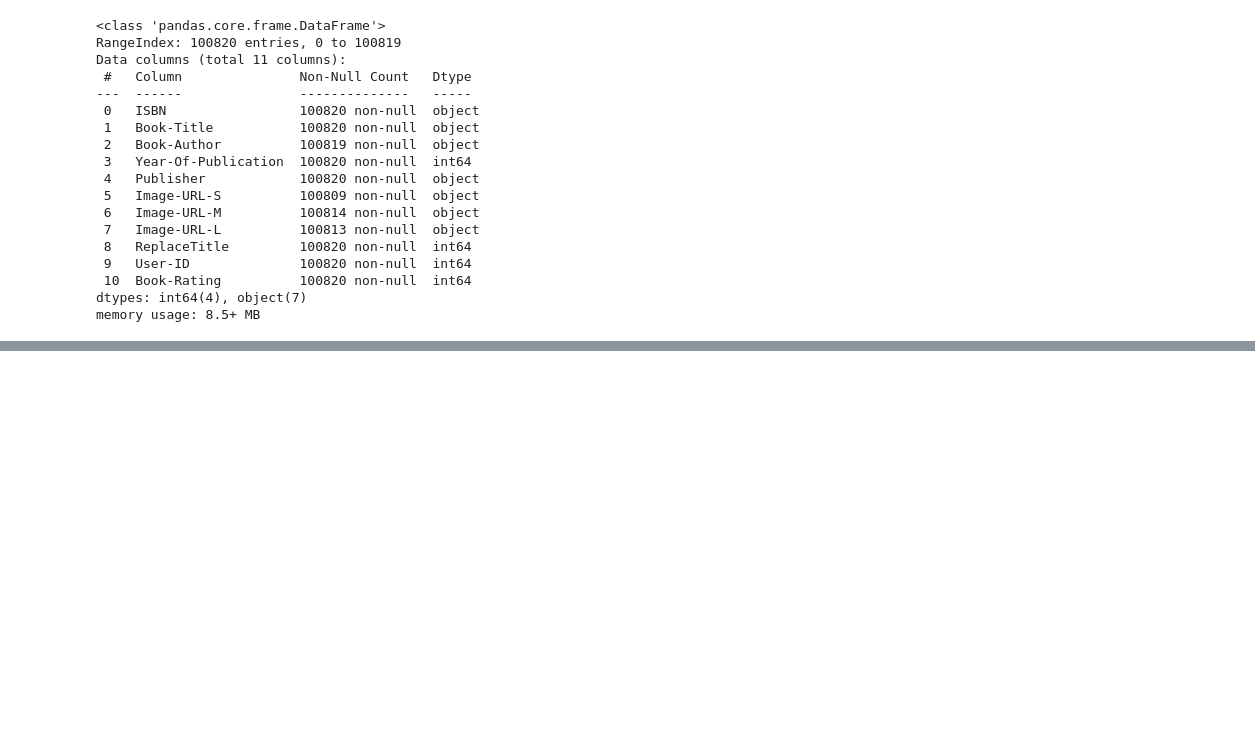
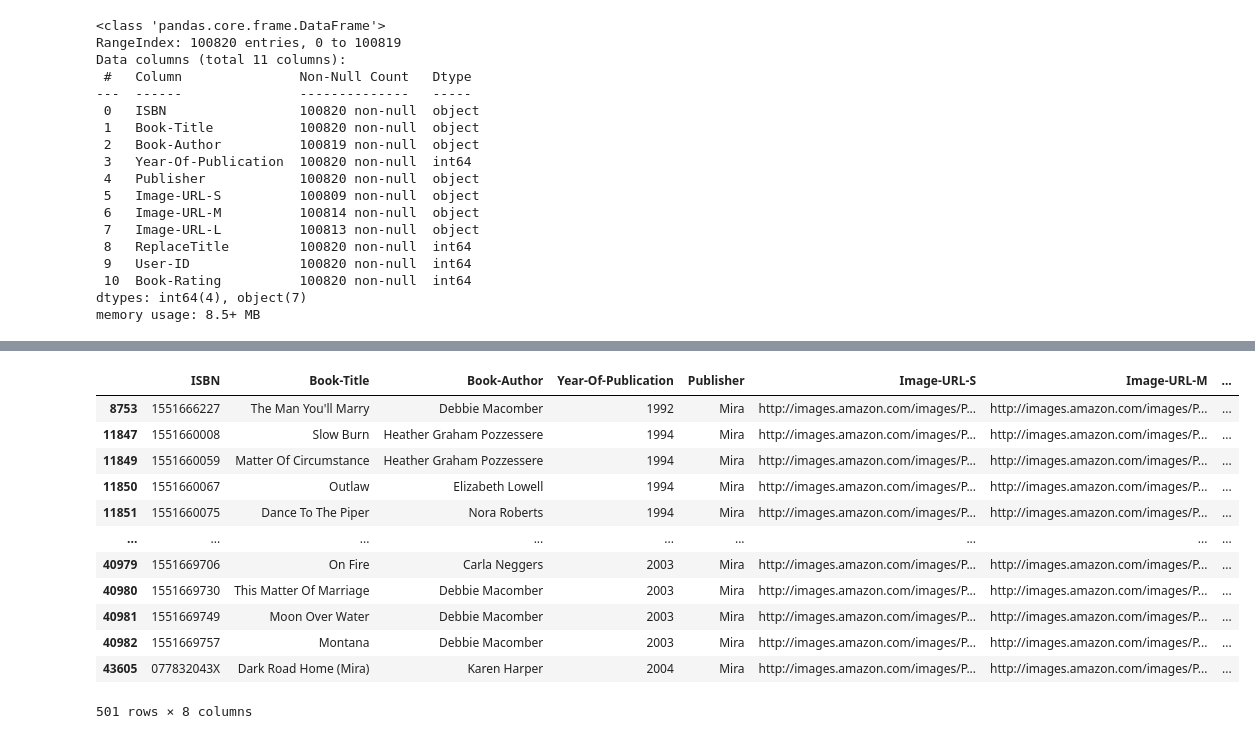
Before and after one commit to 00ddya3/20232_RS, a Jupyter notebook: project/eda.ipynb, the cells around one changed output, grey strips where cells are left out. Cells and saved outputs as stored; diff of their text form; code cells hidden in the pictures; blank space fills up the shorter version.

```diff
--- a/project/eda.ipynb
+++ b/project/eda.ipynb
@@ -489,0 +509,8 @@ memory usage: 8.5+ MB
+# %%
+df_book = df_book.drop_duplicates()
+
+df_1 = pd.merge(df_rating, df_book)
+df_1 = df_1[['User-ID', 'ISBN', 'Publisher']]
+df_1 = df_1.groupby(by = ['User-ID', 'Publisher']).count().reset_index()
+df_1.columns = ['User-ID', 'Publisher', 'NumRead']
+df_1.sort_values('NumRead', ascending=False).head(15)
@@ -489,0 +534,16 @@ memory usage: 8.5+ MB
+# %%
+df_book[df_book['Publisher'] == 'Mira']
+# %% [output]
+|  | ISBN | Book-Title | Book-Author | Year-Of-Publication | Publisher | Image-URL-S | Image-URL-M | ... |
+| 8753 | 1551666227 | The Man You'll Marry | Debbie Macomber | 1992 | Mira | http://images.amazon.com/images/P... | http://images.amazon.com/images/P... | ... |
+| 11847 | 1551660008 | Slow Burn | Heather Graham Pozzessere | 1994 | Mira | http://images.amazon.com/images/P... | http://images.amazon.com/images/P... | ... |
+| 11849 | 1551660059 | Matter Of Circumstance | Heather Graham Pozzessere | 1994 | Mira | http://images.amazon.com/images/P... | http://images.amazon.com/images/P... | ... |
+| 11850 | 1551660067 | Outlaw | Elizabeth Lowell | 1994 | Mira | http://images.amazon.com/images/P... | http://images.amazon.com/images/P... | ... |
+| 11851 | 1551660075 | Dance To The Piper | Nora Roberts | 1994 | Mira | http://images.amazon.com/images/P... | http://images.amazon.com/images/P... | ... |
+| ... | ... | ... | ... | ... | ... | ... | ... | ... |
+| 40979 | 1551669706 | On Fire | Carla Neggers | 2003 | Mira | http://images.amazon.com/images/P... | http://images.amazon.com/images/P... | ... |
+| 40980 | 1551669730 | This Matter Of Marriage | Debbie Macomber | 2003 | Mira | http://images.amazon.com/images/P... | http://images.amazon.com/images/P... | ... |
+| 40981 | 1551669749 | Moon Over Water | Debbie Macomber | 2003 | Mira | http://images.amazon.com/images/P... | http://images.amazon.com/images/P... | ... |
+| 40982 | 1551669757 | Montana | Debbie Macomber | 2003 | Mira | http://images.amazon.com/images/P... | http://images.amazon.com/images/P... | ... |
+| 43605 | 077832043X | Dark Road Home (Mira) | Karen Harper | 2004 | Mira | http://images.amazon.com/images/P... | http://images.amazon.com/images/P... | ... |
+501 rows × 8 columns
```
Also changed, not shown: parts of 6 cells of this notebook, 1 other file.
